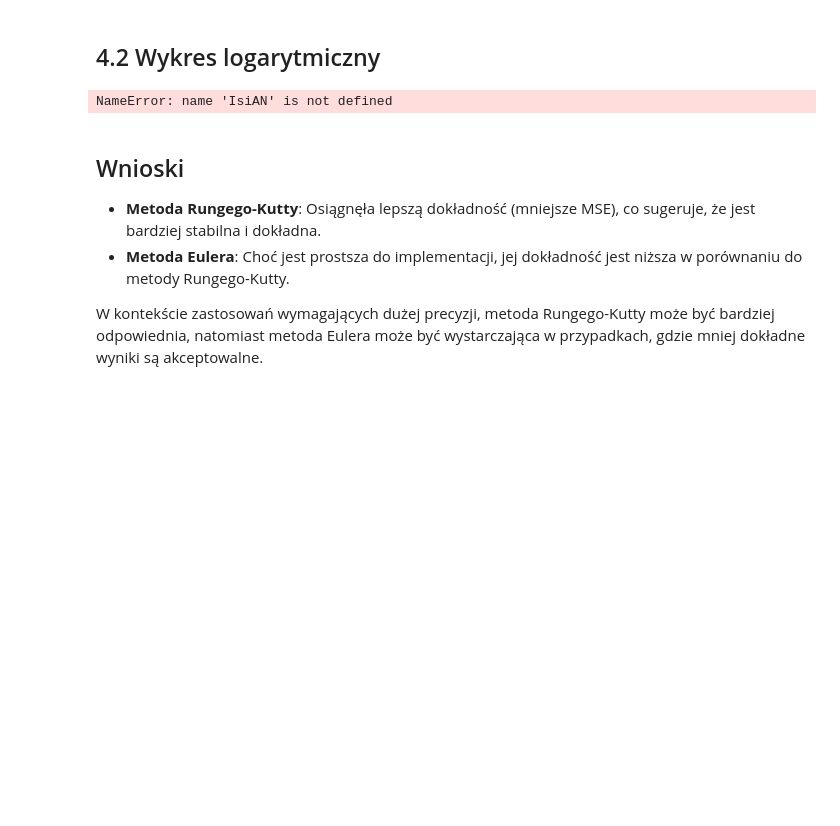
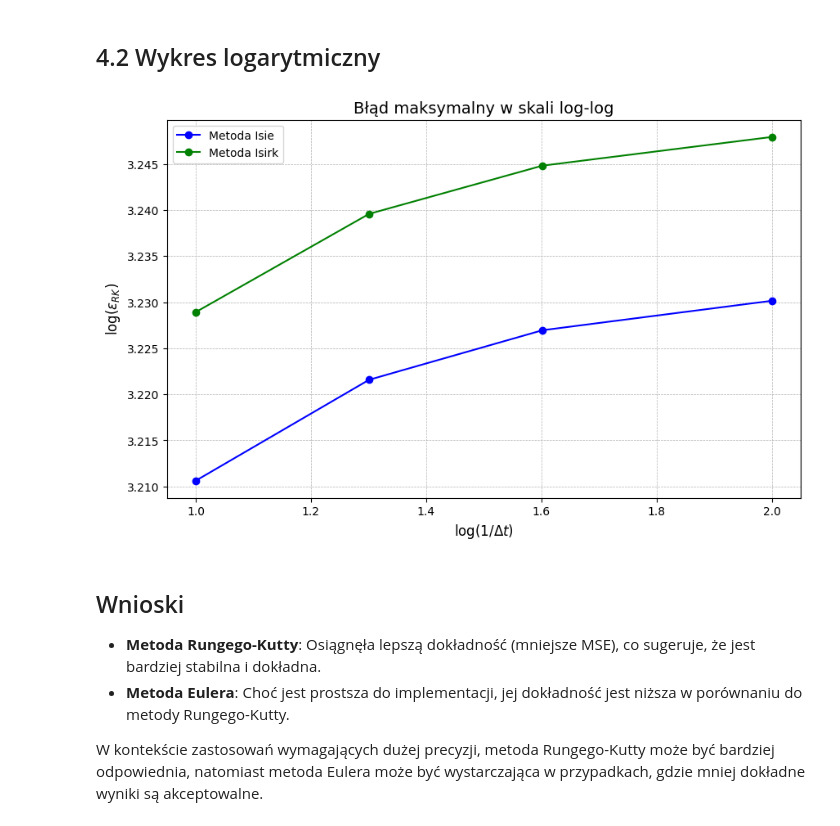
Before and after one commit to 277465/Modelowanie-Pandemii-Sars-cov-19, a Jupyter notebook: projekt.ipynb, the cells around one changed output. Drawn from its saved outputs; the diff is of its cells as text; code cells hidden in the pictures; blank space fills up the shorter version.

```diff
--- a/projekt.ipynb
+++ b/projekt.ipynb
@@ -888,8 +859,7 @@ import matplotlib.pyplot as plt
 
 # Dane przykładowe
 delta_t_values = np.array([0.1, 0.05, 0.025, 0.01])  # Wartości kroku czasowego
-inv_delta_t = 1 / delta_t_values                     # Odwrotność kroku czasowego
-log_inv_delta_t = np.log10(inv_delta_t)              # Logarytm odwrotności kroku czasowego
+inv_delta_t = 1/delta_t_values                     # Odwrotność kroku czasowego
 T = 50                                              # Maksymalny czas symulacji
 
 # Wyniki analityczne I(t) (przy większej dokładności czasu)
@@ -906,38 +876,39 @@ for dt in delta_t_values:
     # Interpolacja wyników analitycznych w punktach numerycznych
     IsiAN_interp = np.interp(t_num, t_high_res, IsiAN_high_res)
 
     # Interpolacja wyników numerycznych dla Isie i Isirk
-    Isie_interp = np.interp(t_num, np.linspace(0, T, len(Isie)), Isie)
+    Isie_interp = np.interp(t_num, np.linspace(0, T, len(Iesi)), Iesi)
     Isirk_interp = np.interp(t_num, np.linspace(0, T, len(Irksi)), Irksi)
 
     # Obliczanie błędów maksymalnych
     epsilon_sie.append(np.max(np.abs(IsiAN_interp - Isie_interp)))
     epsilon_sirk.append(np.max(np.abs(IsiAN_interp - Isirk_interp)))
 
-# Konwersja błędów na skalę logarytmiczną
-log_epsilon_sie = np.log10(epsilon_sie)
-log_epsilon_sirk = np.log10(epsilon_sirk)
+# Konwersja do skali logarytmicznej
+log_inv_delta_t = np.log10(inv_delta_t)  # Logarytm odwrotności kroku czasowego
+log_epsilon_sie = np.log10(epsilon_sie)  # Logarytm błędu dla metody Isie
+log_epsilon_sirk = np.log10(epsilon_sirk)  # Logarytm błędu dla metody Isirk
 
 # Wykres
 plt.figure(figsize=(10, 6))
 
 # Wykres dla metody Isie
 plt.plot(log_inv_delta_t, log_epsilon_sie, label='Metoda Isie', marker='o', linestyle='-', color='blue')
 
 # Wykres dla metody Isirk
 plt.plot(log_inv_delta_t, log_epsilon_sirk, label='Metoda Isirk', marker='o', linestyle='-', color='green')
 
 # Dodanie szczegółów do wykresu
 plt.xlabel('$\\log(1/\\Delta t)$', fontsize=12)
 plt.ylabel('$\\log(\\epsilon_{RK})$', fontsize=12)
 plt.title('Błąd maksymalny w skali log-log', fontsize=14)
 plt.legend(fontsize=10)
 plt.grid(True, which="both", linestyle="--", linewidth=0.5)
 
 # Wyświetlenie wykresu
 plt.show()
 # %% [output]
-NameError: name 'IsiAN' is not defined
+[figure, added]
 # %% [markdown]
 ## Wnioski
 - **Metoda Rungego-Kutty**: Osiągnęła lepszą dokładność (mniejsze MSE), co sugeruje, że jest bardziej stabilna i dokładna.
```
Also changed, not shown: parts of 5 cells of this notebook, 1 other file.
